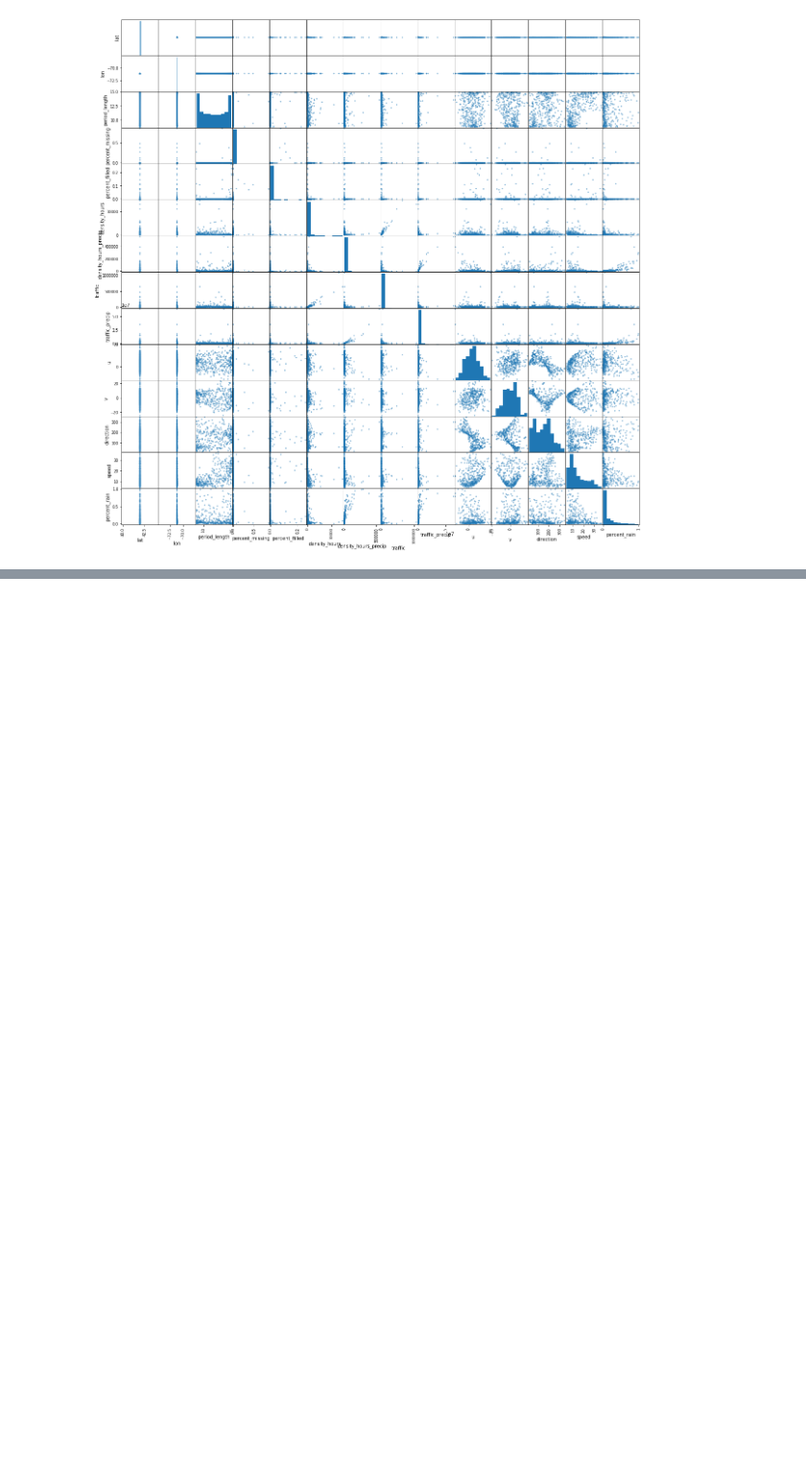
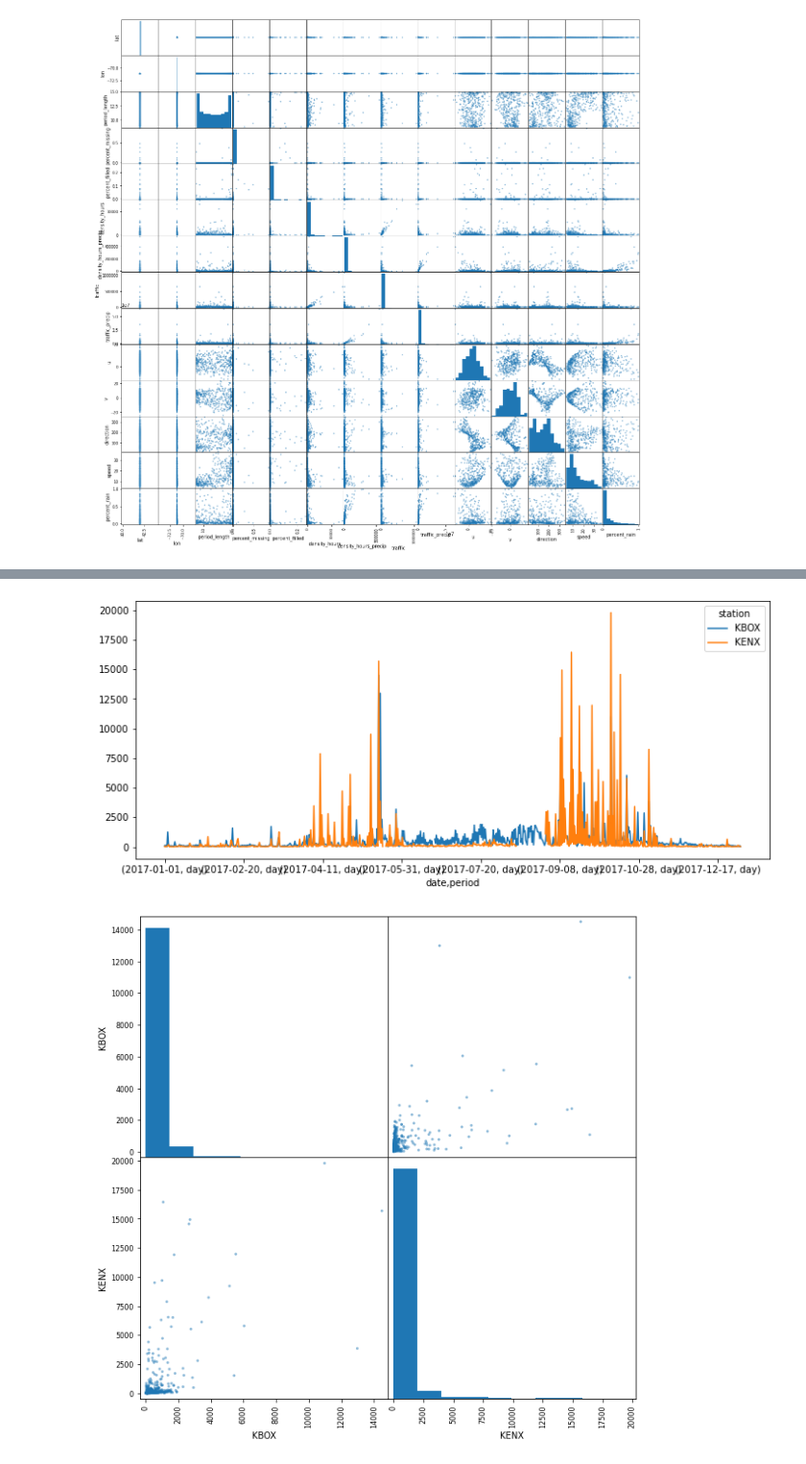
Before and after one commit to darkecology/darkeco-dataset-prep, a Jupyter notebook: scripts/dailytest.ipynb, the cells around one changed output, grey strips where cells are left out. Shown at 96% size. Saved outputs shown, nothing was run; the diff lists cells and outputs as text; code cells hidden in the pictures; blank space fills up the shorter version.

```diff
--- a/scripts/dailytest.ipynb
+++ b/scripts/dailytest.ipynb
@@ -348,3 +174,11 @@ print(avg_speed)
+# %%
+df.plot(figsize=(12,5))
+plt.show()
+pd.plotting.scatter_matrix(df, figsize=(10,10))
+plt.show()
+# %% [output]
+[figure, added]
+[figure, added]
 # %%
 df
 # %% [output]
```
Also changed, not shown: parts of 15 cells of this notebook.
